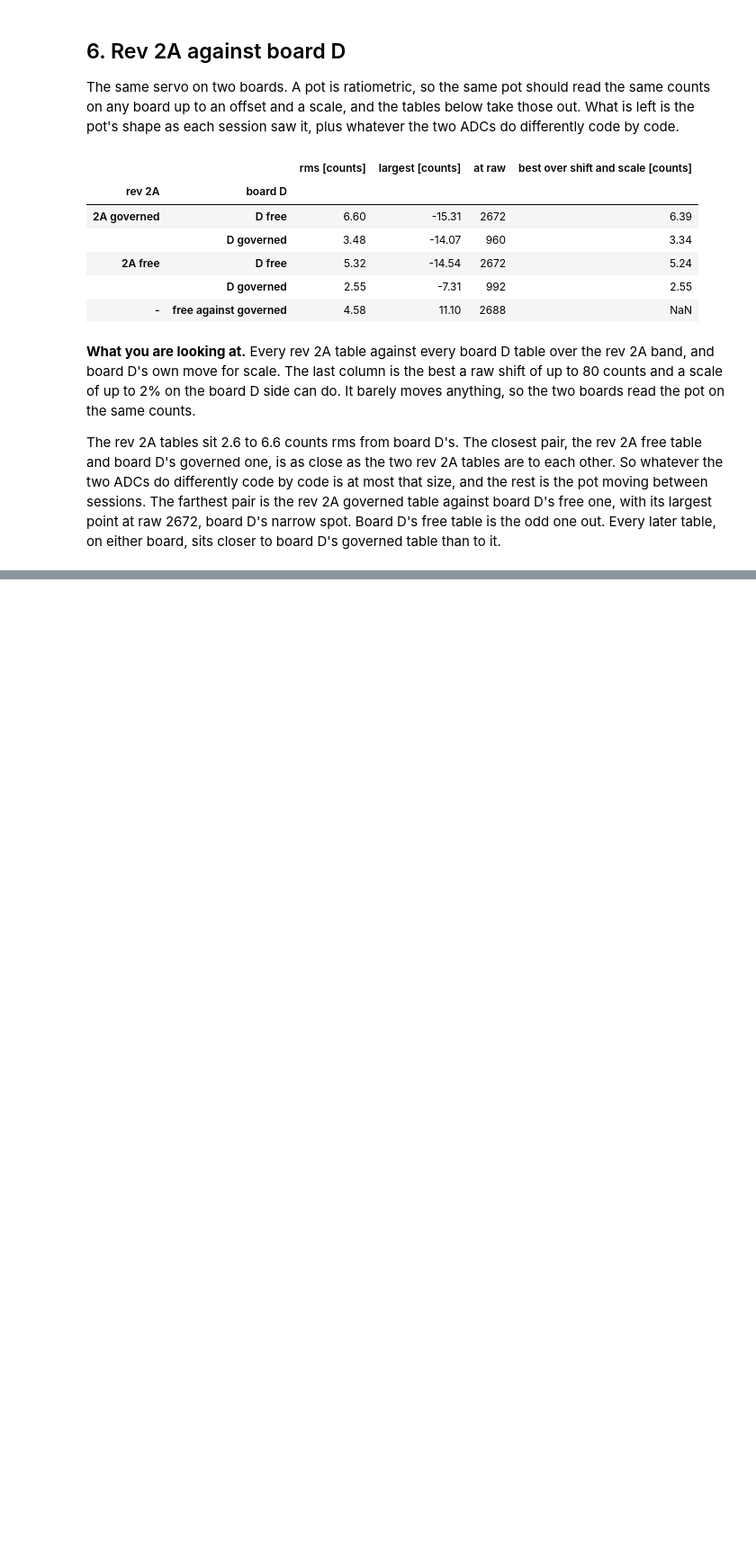
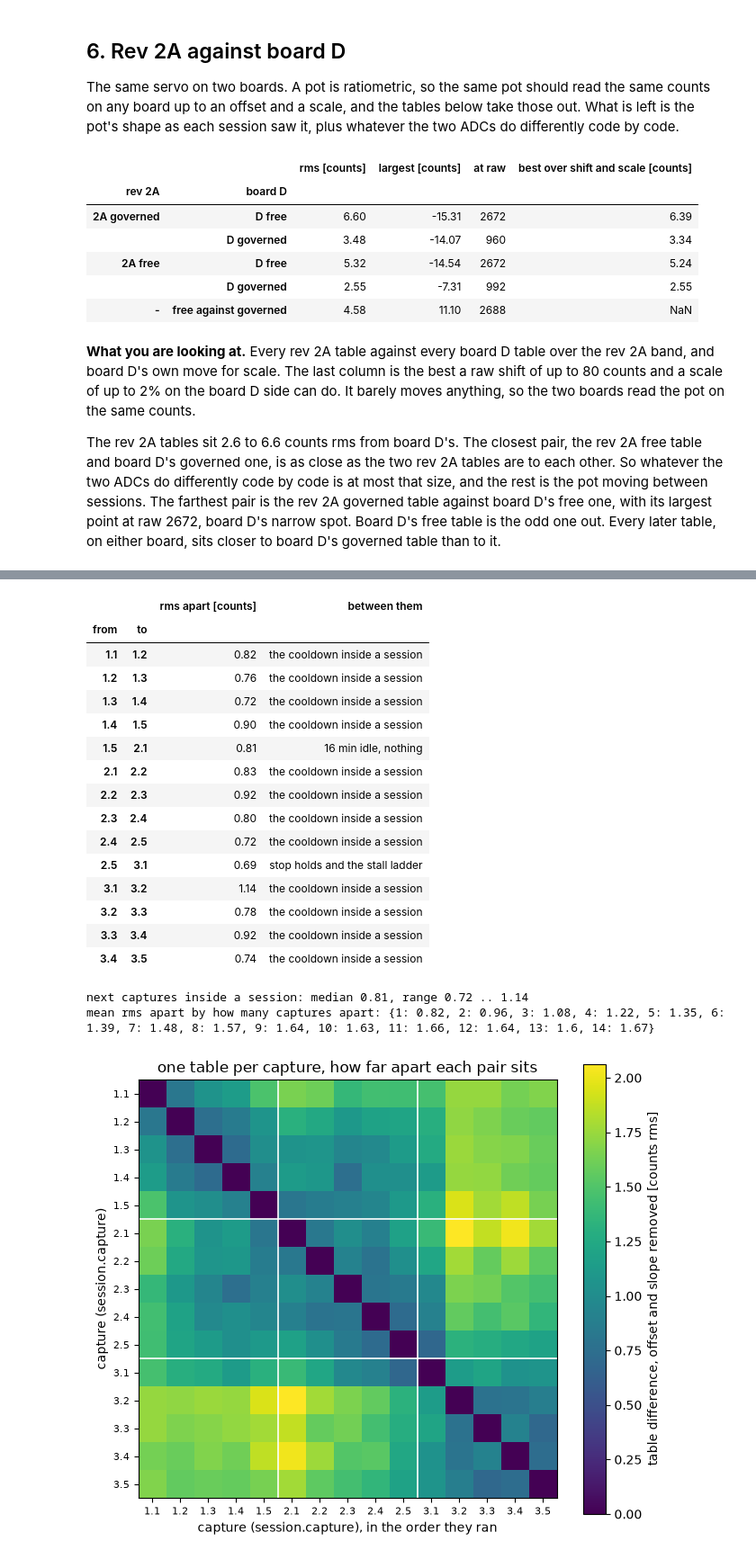
Before and after one commit to OpenServoCore/open-servo-core, a Jupyter notebook: notebooks/12-pot-table-free-vs-governed.ipynb, the cells around one changed output, grey strips where cells are left out. Shown at 90% size. Drawn from its saved outputs; the diff is of its cells as text; code cells hidden in the pictures; blank space fills up the shorter version.

Commit message:
notebooks: 12 separates what moves the pot table over three free sessions

```diff
--- a/notebooks/12-pot-table-free-vs-governed.ipynb
+++ b/notebooks/12-pot-table-free-vs-governed.ipynb
@@ -617,0 +656,20 @@ This data cannot pick between them.
+# %%
+FREE = {"free 1": SETS["2A free"],
+        "free 2": oscnb.datasets.load("mg90-a__dev-v006-2A__2s__limit-1100-b"),
+        "free 3": oscnb.datasets.load("mg90-a__dev-v006-2A__2s__limit-1100-c")}
+FR = {"free 1": F, **{k: track(d, k, 200.0) for k, d in FREE.items() if k != "free 1"}}
+cov = [poslut.well_covered(stitch(rs, ALL50)) for rs in FR.values()]
+FB = (max(c[0] for c in cov), min(c[1] for c in cov))
+XF = np.arange(FB[0], FB[1] + 1)
+
+rows = []
+for k, d in FREE.items():
+    ms = [slow_meta(d, c) for c in complete(d)]
+    rails = [d.board.rail_from_vbus_counts(m["vbus_counts"]) for m in ms]
+    rs = FR[k]
+    rows.append({"session": k, "dataset": d.key, "captures": len(ms),
+                 "rail [V]": f"{min(rails):.2f} .. {max(rails):.2f}",
+                 "rungs 15-50%": sum(15 <= abs(r["duty"]) <= 50 for r in rs), "accepted": sum(ALL50(r) for r in rs),
+                 ">= 20 rungs cross": poslut.well_covered(stitch(rs, ALL50))})
+display(pd.DataFrame(rows).set_index("session"))
+print(f"the session tables below are built from the 15 to 50% rungs and compared over raw {FB[0]} .. {FB[1]}")
@@ -617,0 +741,51 @@ This data cannot pick between them.
+# %%
+CB = (600, 3500)
+XC = np.arange(CB[0], CB[1] + 1)
+PC = [(k, c, table([r for r in rs if r["cap"] == c], ALL50, band=CB))
+      for k, rs in FR.items() for c in sorted({r["cap"] for r in rs})]
+NAMES = [f"{k[-1]}.{c[-1]}" for k, c, _ in PC]
+DM = np.array([[apart(a, b, XC).std() if i != j else 0.0 for j, (_, _, b) in enumerate(PC)]
+               for i, (_, _, a) in enumerate(PC)])
+BETWEEN = {4: "16 min idle, nothing", 9: "stop holds and the stall ladder"}
+
+rows = [{"from": NAMES[i], "to": NAMES[i + 1], "rms apart [counts]": DM[i, i + 1],
+         "between them": BETWEEN.get(i, "the cooldown inside a session")} for i in range(len(PC) - 1)]
+adj = pd.DataFrame(rows)
+display(adj.round(2).set_index(["from", "to"]))
+inside = adj[~adj.index.isin(list(BETWEEN))]["rms apart [counts]"]
+print(f"next captures inside a session: median {inside.median():.2f}, range {inside.min():.2f} .. {inside.max():.2f}")
+print("mean rms apart by how many captures apart:",
+      {lag: round(float(np.mean(np.diag(DM, lag))), 2) for lag in range(1, len(PC))})
+
+fig, ax = plt.subplots(figsize=(7.5, 6.5))
+im = ax.imshow(DM, cmap="viridis")
+for b in (4.5, 9.5):
+    ax.axhline(b, color="w", lw=1.2)
+    ax.axvline(b, color="w", lw=1.2)
+ax.set_xticks(range(len(PC)), NAMES, fontsize=8)
+ax.set_yticks(range(len(PC)), NAMES, fontsize=8)
+ax.set_xlabel("capture (session.capture), in the order they ran")
+ax.set_ylabel("capture (session.capture)")
+ax.set_title("one table per capture, how far apart each pair sits")
+fig.colorbar(im, ax=ax, label="table difference, offset and slope removed [counts rms]")
+plt.show()
+# %% [output]
+|  |  | rms apart [counts] | between them |
+| from | to |  |  |
+| 1.1 | 1.2 | 0.82 | the cooldown inside a session |
+| 1.2 | 1.3 | 0.76 | the cooldown inside a session |
+| 1.3 | 1.4 | 0.72 | the cooldown inside a session |
+| 1.4 | 1.5 | 0.90 | the cooldown inside a session |
+| 1.5 | 2.1 | 0.81 | 16 min idle, nothing |
+| 2.1 | 2.2 | 0.83 | the cooldown inside a session |
+| 2.2 | 2.3 | 0.92 | the cooldown inside a session |
+| 2.3 | 2.4 | 0.80 | the cooldown inside a session |
+| 2.4 | 2.5 | 0.72 | the cooldown inside a session |
+| 2.5 | 3.1 | 0.69 | stop holds and the stall ladder |
+| 3.1 | 3.2 | 1.14 | the cooldown inside a session |
+| 3.2 | 3.3 | 0.78 | the cooldown inside a session |
+| 3.3 | 3.4 | 0.92 | the cooldown inside a session |
+| 3.4 | 3.5 | 0.74 | the cooldown inside a session |
+next captures inside a session: median 0.81, range 0.72 .. 1.14
+mean rms apart by how many captures apart: {1: 0.82, 2: 0.96, 3: 1.08, 4: 1.22, 5: 1.35, 6: 1.39, 7: 1.48, 8: 1.57, 9: 1.64, 10: 1.63, 11: 1.66, 12: 1.64, 13: 1.6, 14: 1.67}
+[figure, added]
```
Also changed, not shown: parts of 23 cells of this notebook.
